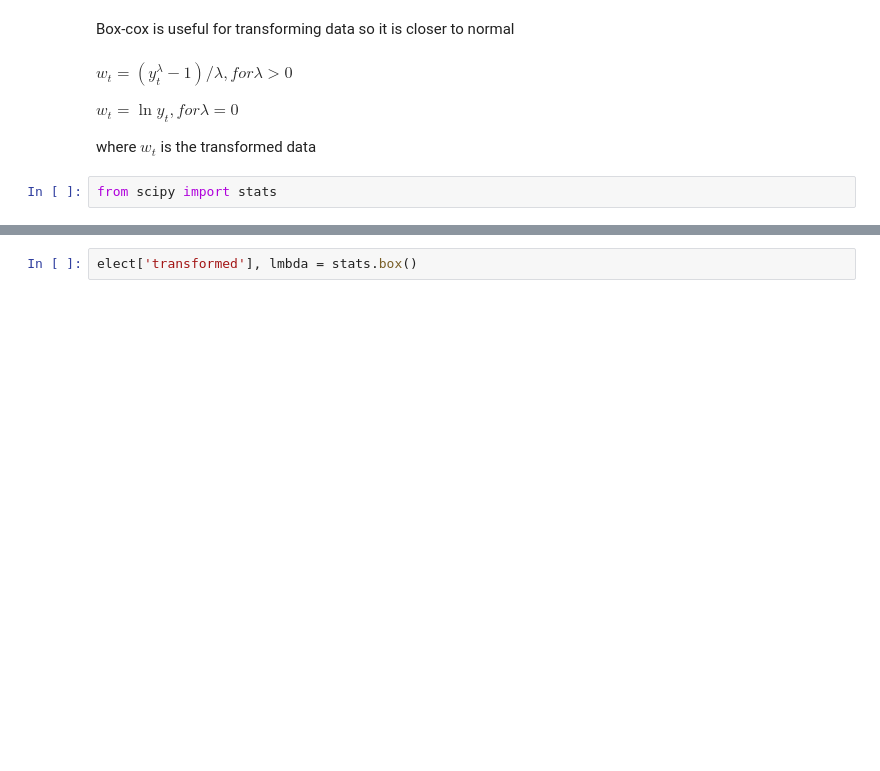
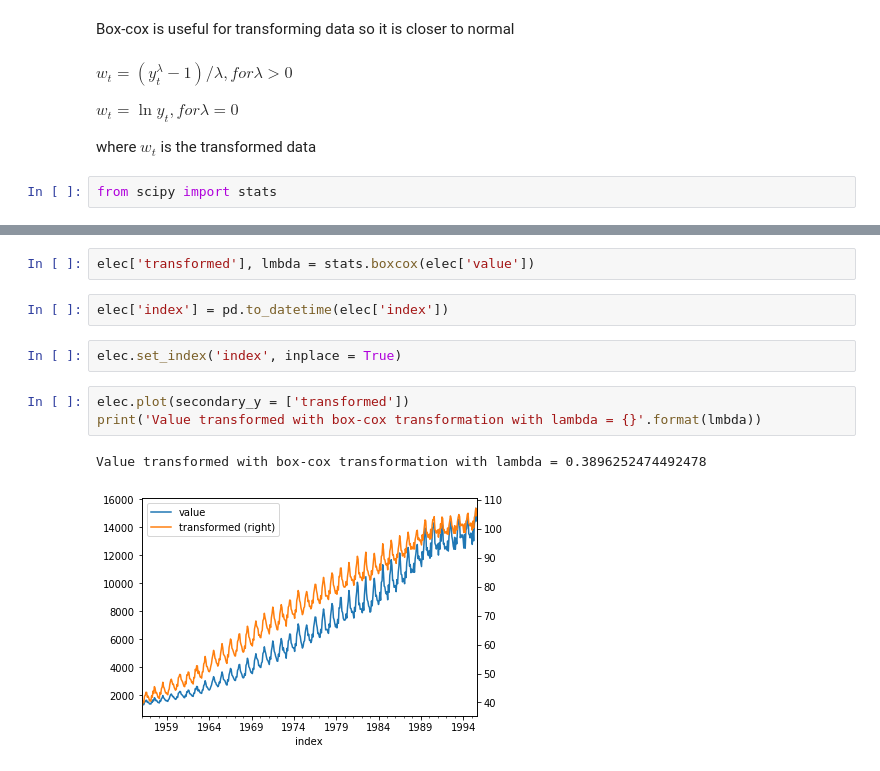
Before and after one commit to robahall/tswalkthrough, a Jupyter notebook: notebooks/2.0_rah_time_forecasters_toolbox.ipynb, the cells around one changed output, grey strips where cells are left out. Drawn from its saved outputs; the diff is of its cells as text; blank space fills up the shorter version.

Commit message:
Updated with box-cox transform

```diff
--- a/notebooks/2.0_rah_time_forecasters_toolbox.ipynb
+++ b/notebooks/2.0_rah_time_forecasters_toolbox.ipynb
@@ -192,2 +201,12 @@ elec.plot()
 # %%
-elect['transformed'], lmbda = stats.box()
+elec['transformed'], lmbda = stats.boxcox(elec['value'])
+# %%
+elec['index'] = pd.to_datetime(elec['index'])
+# %%
+elec.set_index('index', inplace = True)
+# %%
+elec.plot(secondary_y = ['transformed'])
+print('Value transformed with box-cox transformation with lambda = {}'.format(lmbda))
+# %% [output]
+Value transformed with box-cox transformation with lambda = 0.3896252474492478
+[figure, added]
```
Also changed, not shown: parts of 3 cells of this notebook.
